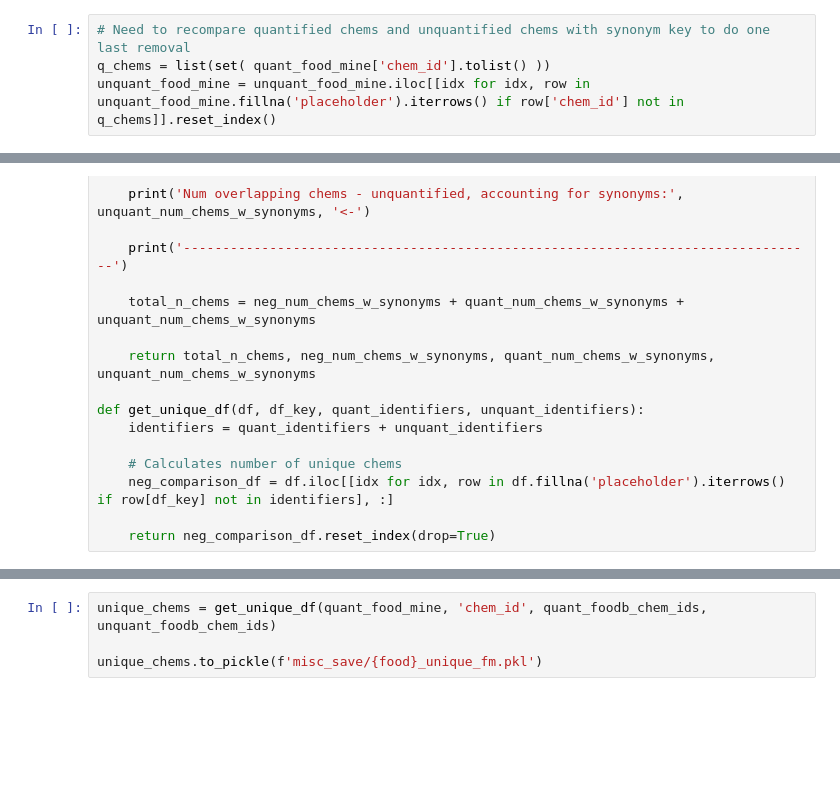
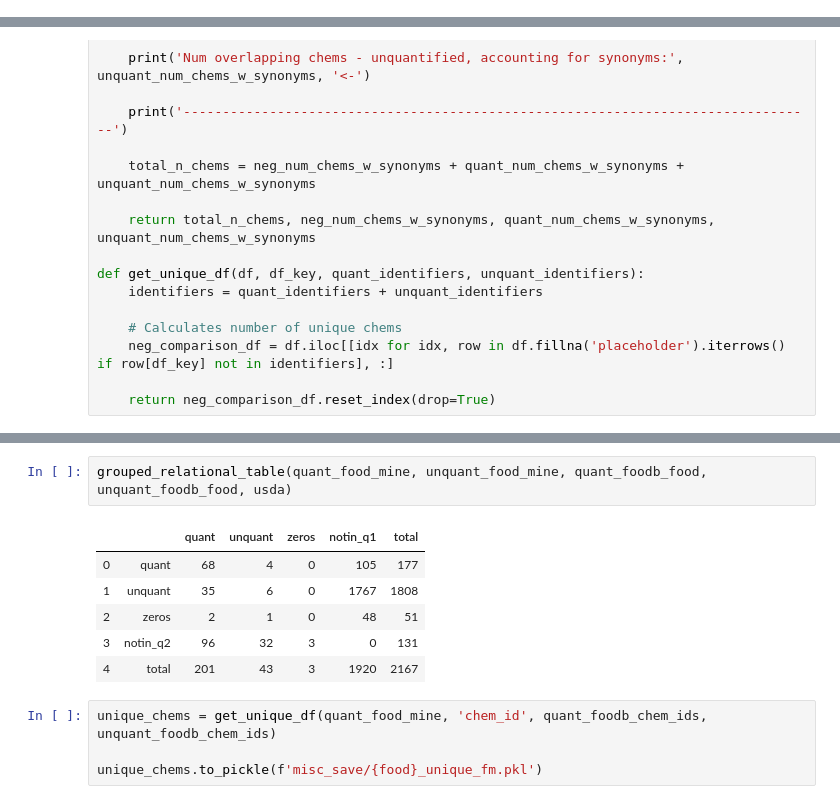
Before and after one commit to fhooton/FoodMine, a Jupyter notebook: Data_Statistics.ipynb, the cells around one changed output, grey strips where cells are left out. Drawn from its saved outputs; the diff is of its cells as text; blank space fills up the shorter version.

```diff
--- a/Data_Statistics.ipynb
+++ b/Data_Statistics.ipynb
@@ -313,10 +215,6 @@ def build_food_mine(food_data, food_data_q, food_data_dnq):
     return food_mine, quant_food_mine, unquant_food_mine
 
 food_mine, quant_food_mine, unquant_food_mine = build_food_mine(food_data, food_data_q, food_data_dnq)
-# %%
-# Need to recompare quantified chems and unquantified chems with synonym key to do one last removal
-q_chems = list(set( quant_food_mine['chem_id'].tolist() ))
-unquant_food_mine = unquant_food_mine.iloc[[idx for idx, row in unquant_food_mine.fillna('placeholder').iterrows() if row['chem_id'] not in q_chems]].reset_index()
 # %% [markdown]
 ## FooDB Data
 # %%
@@ -497,3 +468,12 @@ Num overlapping chems - unquantified, accounting for synonyms: 4 <-
+# %%
+grouped_relational_table(quant_food_mine, unquant_food_mine, quant_foodb_food, unquant_foodb_food, usda)
+# %% [output]
+|  |  | quant | unquant | zeros | notin_q1 | total |
+| 0 | quant | 68 | 4 | 0 | 105 | 177 |
+| 1 | unquant | 35 | 6 | 0 | 1767 | 1808 |
+| 2 | zeros | 2 | 1 | 0 | 48 | 51 |
+| 3 | notin_q2 | 96 | 32 | 3 | 0 | 131 |
+| 4 | total | 201 | 43 | 3 | 1920 | 2167 |
 # %%
 unique_chems = get_unique_df(quant_food_mine, 'chem_id', quant_foodb_chem_ids, unquant_foodb_chem_ids)
 
```
Also changed, not shown: parts of 29 cells of this notebook.
